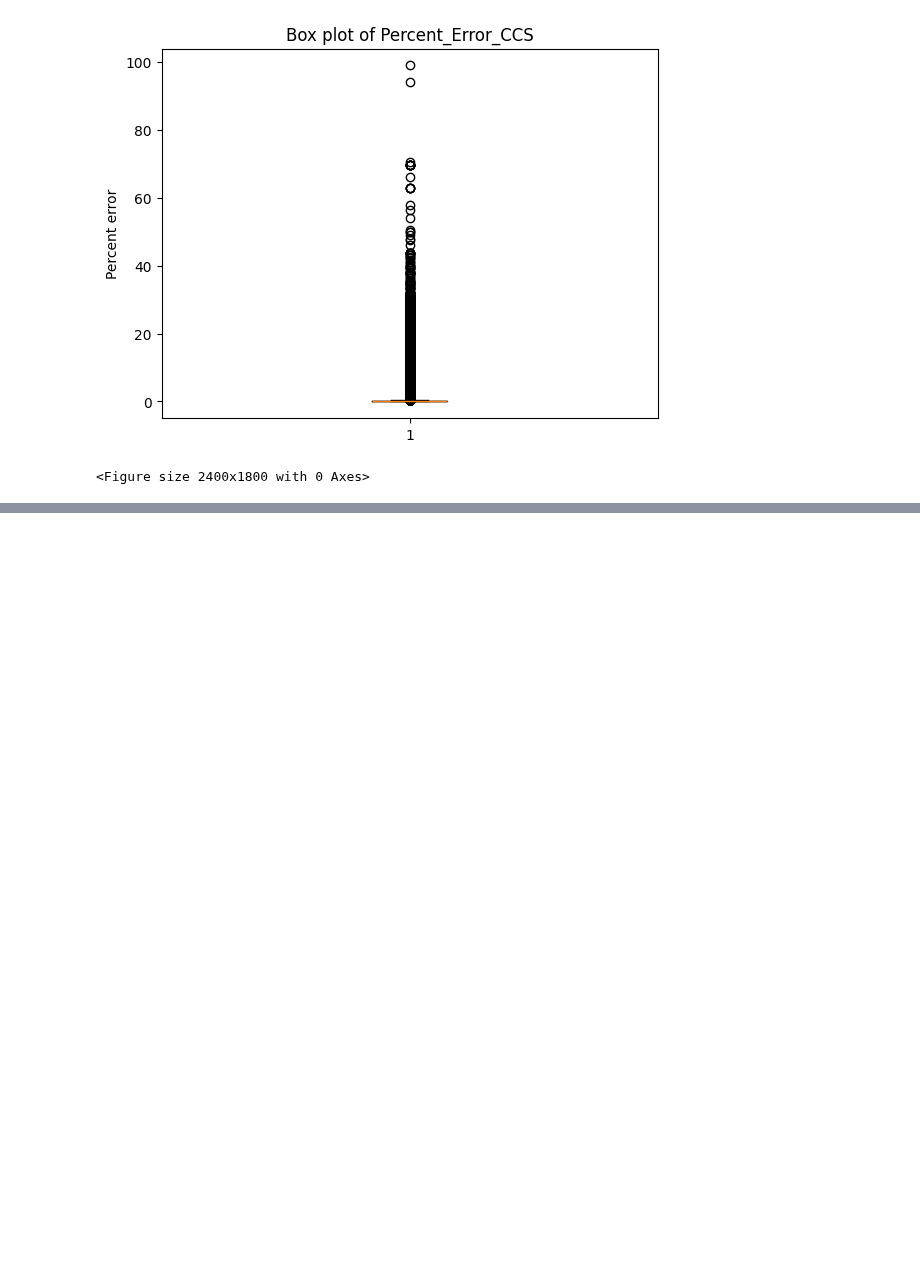
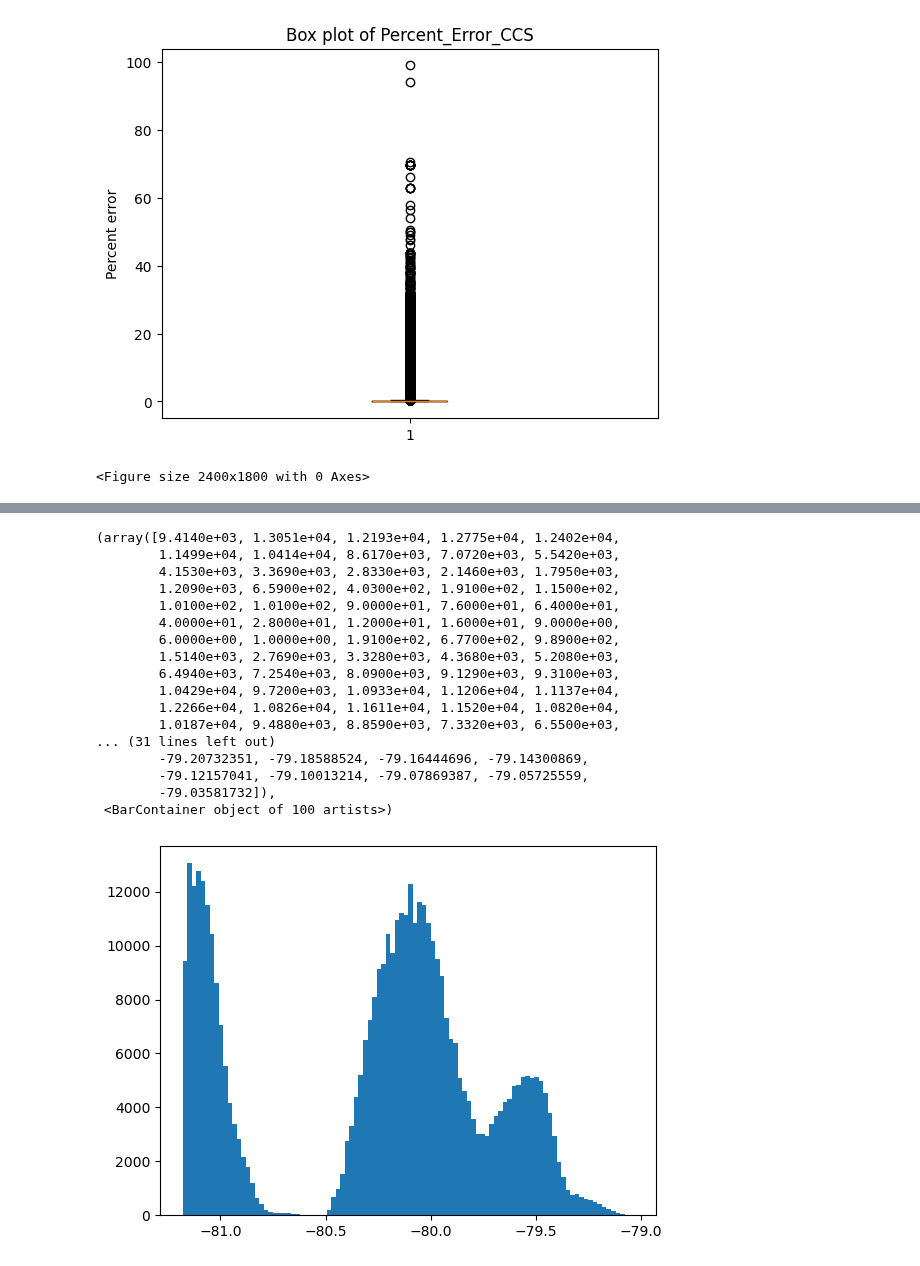
Before and after one commit to IngiumDev/ion-mobility-prediction, a Jupyter notebook: milestone_plots/Dateset_error.ipynb, the cells around one changed output, grey strips where cells are left out. Drawn from its saved outputs; the diff is of its cells as text; code cells hidden in the pictures; blank space fills up the shorter version.

```diff
--- a/milestone_plots/Dateset_error.ipynb
+++ b/milestone_plots/Dateset_error.ipynb
@@ -113,0 +147,21 @@ plt.show()
+# %%
+plt.hist(mb_clean_frame['CCS_ln'], bins=100)
+# %% [output]
+(array([9.4140e+03, 1.3051e+04, 1.2193e+04, 1.2775e+04, 1.2402e+04,
+        1.1499e+04, 1.0414e+04, 8.6170e+03, 7.0720e+03, 5.5420e+03,
+        4.1530e+03, 3.3690e+03, 2.8330e+03, 2.1460e+03, 1.7950e+03,
+        1.2090e+03, 6.5900e+02, 4.0300e+02, 1.9100e+02, 1.1500e+02,
+        1.0100e+02, 1.0100e+02, 9.0000e+01, 7.6000e+01, 6.4000e+01,
+        4.0000e+01, 2.8000e+01, 1.2000e+01, 1.6000e+01, 9.0000e+00,
+        6.0000e+00, 1.0000e+00, 1.9100e+02, 6.7700e+02, 9.8900e+02,
+        1.5140e+03, 2.7690e+03, 3.3280e+03, 4.3680e+03, 5.2080e+03,
+        6.4940e+03, 7.2540e+03, 8.0900e+03, 9.1290e+03, 9.3100e+03,
+        1.0429e+04, 9.7200e+03, 1.0933e+04, 1.1206e+04, 1.1137e+04,
+        1.2266e+04, 1.0826e+04, 1.1611e+04, 1.1520e+04, 1.0820e+04,
+        1.0187e+04, 9.4880e+03, 8.8590e+03, 7.3320e+03, 6.5500e+03,
+... (31 lines left out)
+        -79.20732351, -79.18588524, -79.16444696, -79.14300869,
+        -79.12157041, -79.10013214, -79.07869387, -79.05725559,
+        -79.03581732]),
+ <BarContainer object of 100 artists>)
+[figure, added]
```
Also changed, not shown: parts of 5 cells of this notebook.
